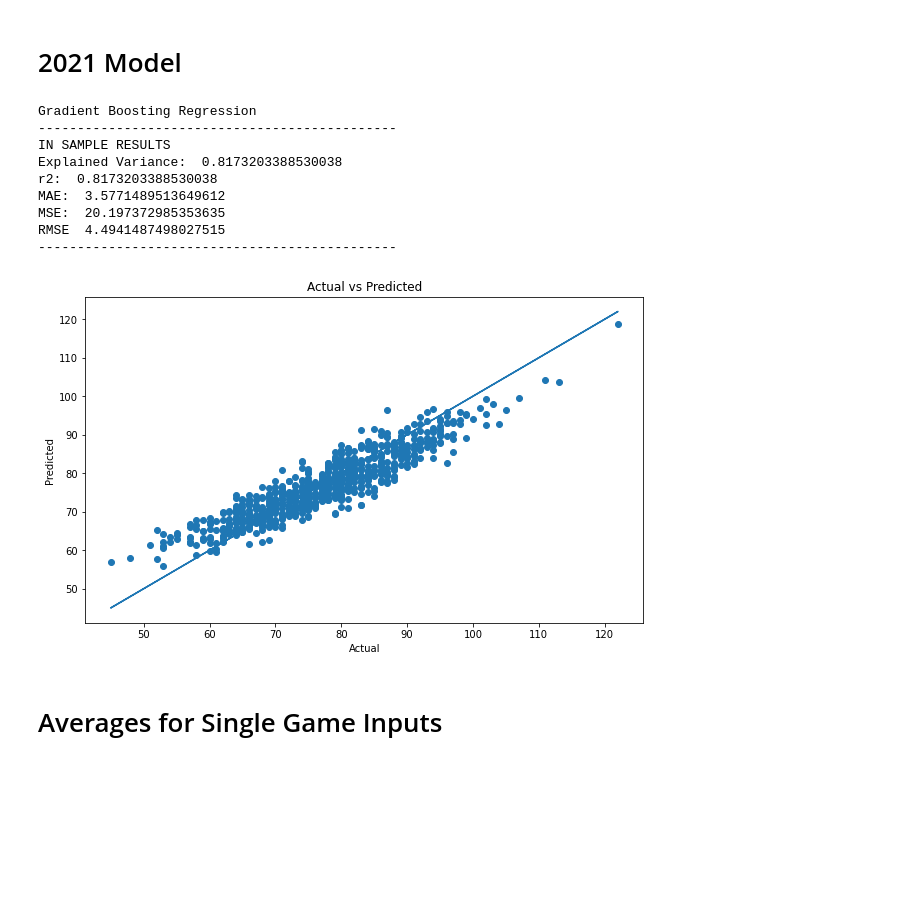
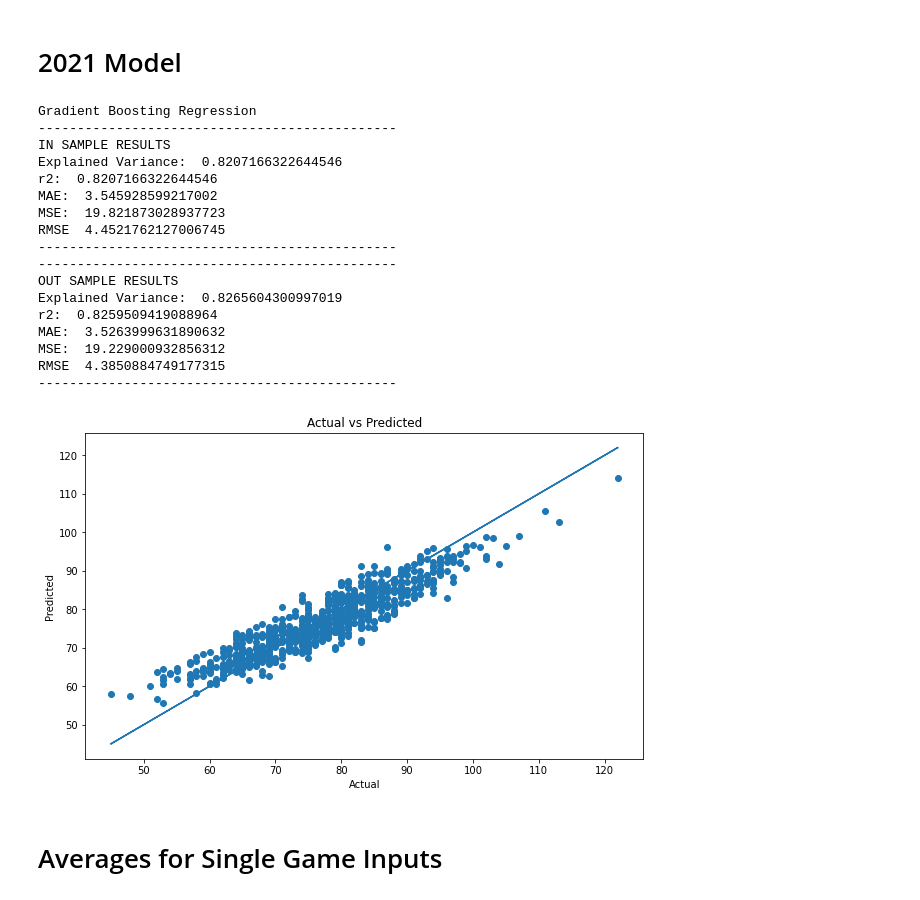
Before and after one commit to kriswasemiller/MM_NCAA_Capstone, a Jupyter notebook: Brett_branch/ML_Final.ipynb, the cells around one changed output. Drawn from its saved outputs; the diff is of its cells as text; code cells hidden in the pictures; blank space fills up the shorter version.

```diff
--- a/Brett_branch/ML_Final.ipynb
+++ b/Brett_branch/ML_Final.ipynb
@@ -84,7 +132,7 @@ def merge_kp(df, kp_df):
          'LStl', 'LBlk', 'LPF']
     df = df[cols]
 
-    df = pd.merge(df, kp_df, left_on=['WTeamID'], right_on=['TeamID'], how='left', validate='m:1')
+    df = pd.merge(df, kp_df, left_on=['LTeamID'], right_on=['TeamID'], how='left', validate='m:1')
     df.dropna(axis=0, how='any', inplace=True)
     df['Losing_Team'] = df['TeamName_Clean']
 
@@ -407,34 +488,42 @@ X_train_2021, X_test_2021, y_train_2021, y_test_2021 = train_test_split(X_2021,
 # %%
 # train the model
 gb_2021 = GradientBoostingRegressor()
 gb_2021.fit(X_2021, y_2021)
 
 #get predictions
 in_sample_preds_2021 = gb_2021.predict(X_2021)
 out_sample_preds_2021 = gb_2021.predict(X_test_2021)
 
 #metric report
 in_sample_results('Gradient Boosting Regression', y_2021, in_sample_preds_2021)
-# out_sample_results(y_test_2021, out_sample_preds_2021)
+out_sample_results(y_test_2021, out_sample_preds_2021)
 
 # predicted vs actual
 plt.figure(figsize=(10,6))
 plt.scatter(y_test_2021, out_sample_preds_2021)
 plt.plot(y_test_2021, y_test_2021)
 
 plt.xlabel("Actual")
 plt.ylabel("Predicted")
 plt.title("Actual vs Predicted")
 
 plt.show()
 # %% [output]
 Gradient Boosting Regression
 ----------------------------------------------
 IN SAMPLE RESULTS
-Explained Variance:  0.8173203388530038
-r2:  0.8173203388530038
-MAE:  3.5771489513649612
-MSE:  20.197372985353635
-RMSE  4.4941487498027515
+Explained Variance:  0.8207166322644546
+r2:  0.8207166322644546
+MAE:  3.545928599217002
+MSE:  19.821873028937723
+RMSE  4.4521762127006745
 ----------------------------------------------
+----------------------------------------------
+OUT SAMPLE RESULTS
+Explained Variance:  0.8265604300997019
+r2:  0.8259509419088964
+MAE:  3.5263999631890632
+MSE:  19.229000932856312
+RMSE  4.3850884749177315
+----------------------------------------------
-[figure, old version]
+[figure, new version]
```
Also changed, not shown: parts of 43 cells of this notebook, 1 other file.
